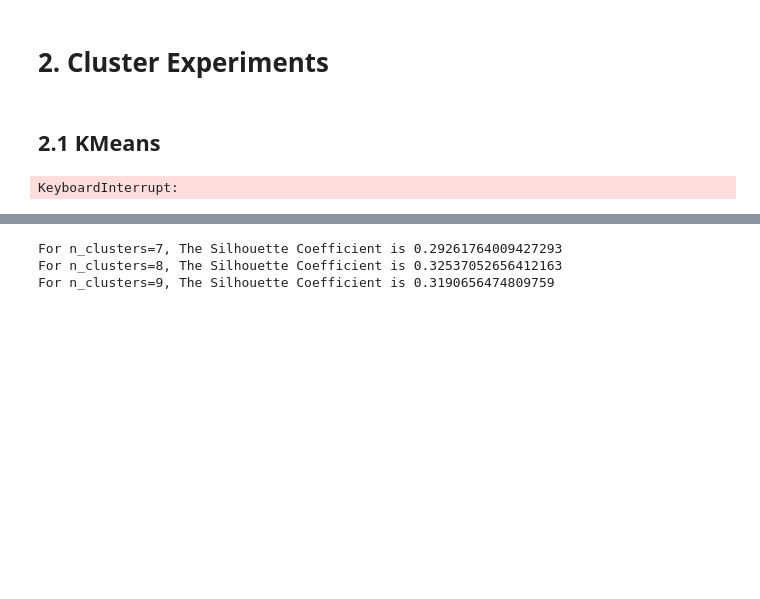
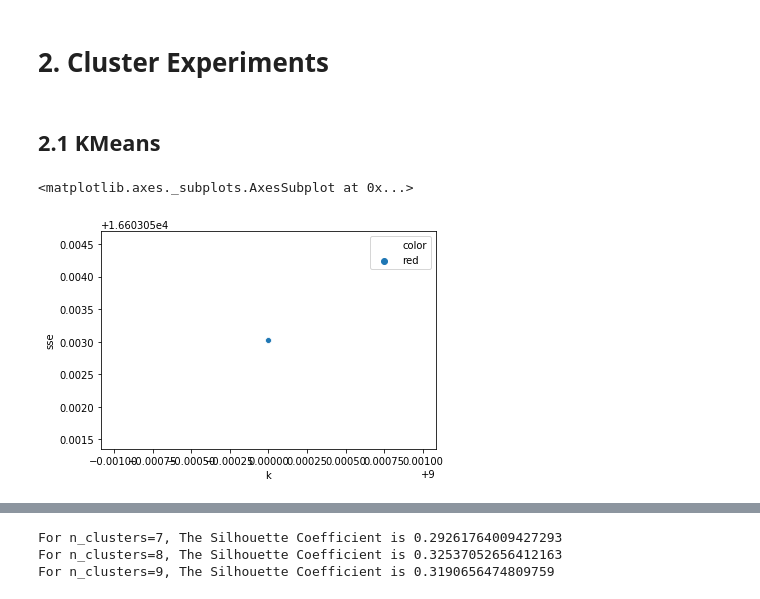
Before and after one commit to janapfeffer/DM_Project_MoviePrediction, a Jupyter notebook: ClusterExperiments.ipynb, the cells around one changed output, grey strips where cells are left out. Cells and saved outputs as stored; diff of their text form; code cells hidden in the pictures; blank space fills up the shorter version.

```diff
--- a/ClusterExperiments.ipynb
+++ b/ClusterExperiments.ipynb
@@ -51,18 +51,22 @@ df_pca["clusterids"] = ""
 # %%
 # find the best number of clusters through optimizing the SSE value
 df_sse = pd.DataFrame(columns=["k", "sse"])
 for i in range(5,45):
 
     # create the clusterer
     estimator = KMeans(n_clusters = i)
 
     # create the clustering
     clusters = estimator.fit(df_joined.drop(columns="userId"))
     cluster_ids = estimator.predict(df_joined.drop(columns="userId"))
 
     df_sse = df_sse.append({"k": i,
                            "sse": clusters.inertia_}, ignore_index=True)
 #     print(" SSE: " + str(clusters.inertia_))
-sb.scatterplot(x="k", y="sse",data=df_sse)
+df_sse["color"] = "blue"
+df_sse.loc[df_sse["k"] == 9.0,"color"] = "red"
+sb.scatterplot(x="k", y="sse",data=df_sse, hue="color")
+# sb.scatterplot(x="k", y="sse",data=df_sse)
 # %% [output]
-KeyboardInterrupt:
+<matplotlib.axes._subplots.AxesSubplot at 0x...>
+[figure, added]
```
Also changed, not shown: parts of 4 cells of this notebook, 1 other file.
